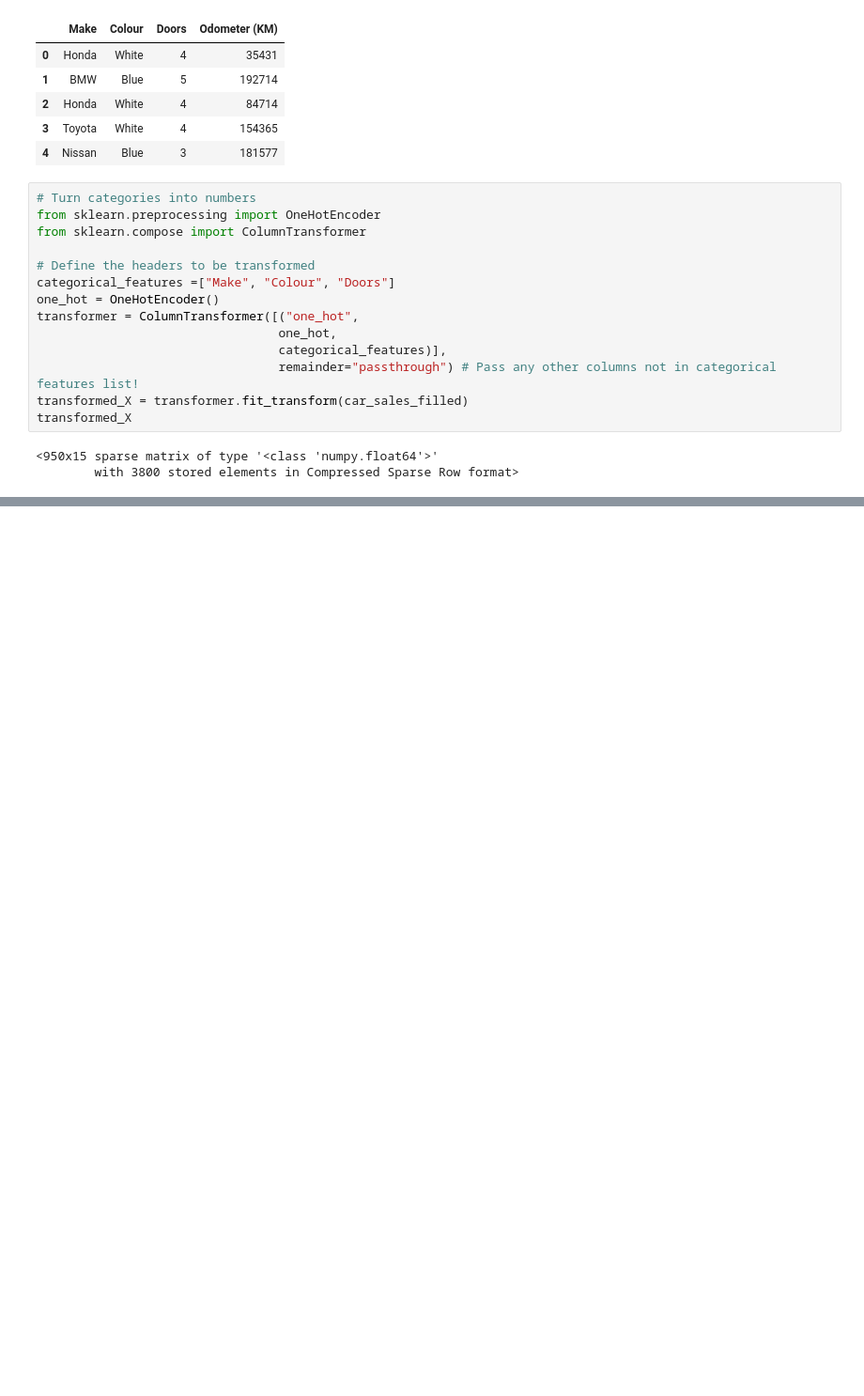
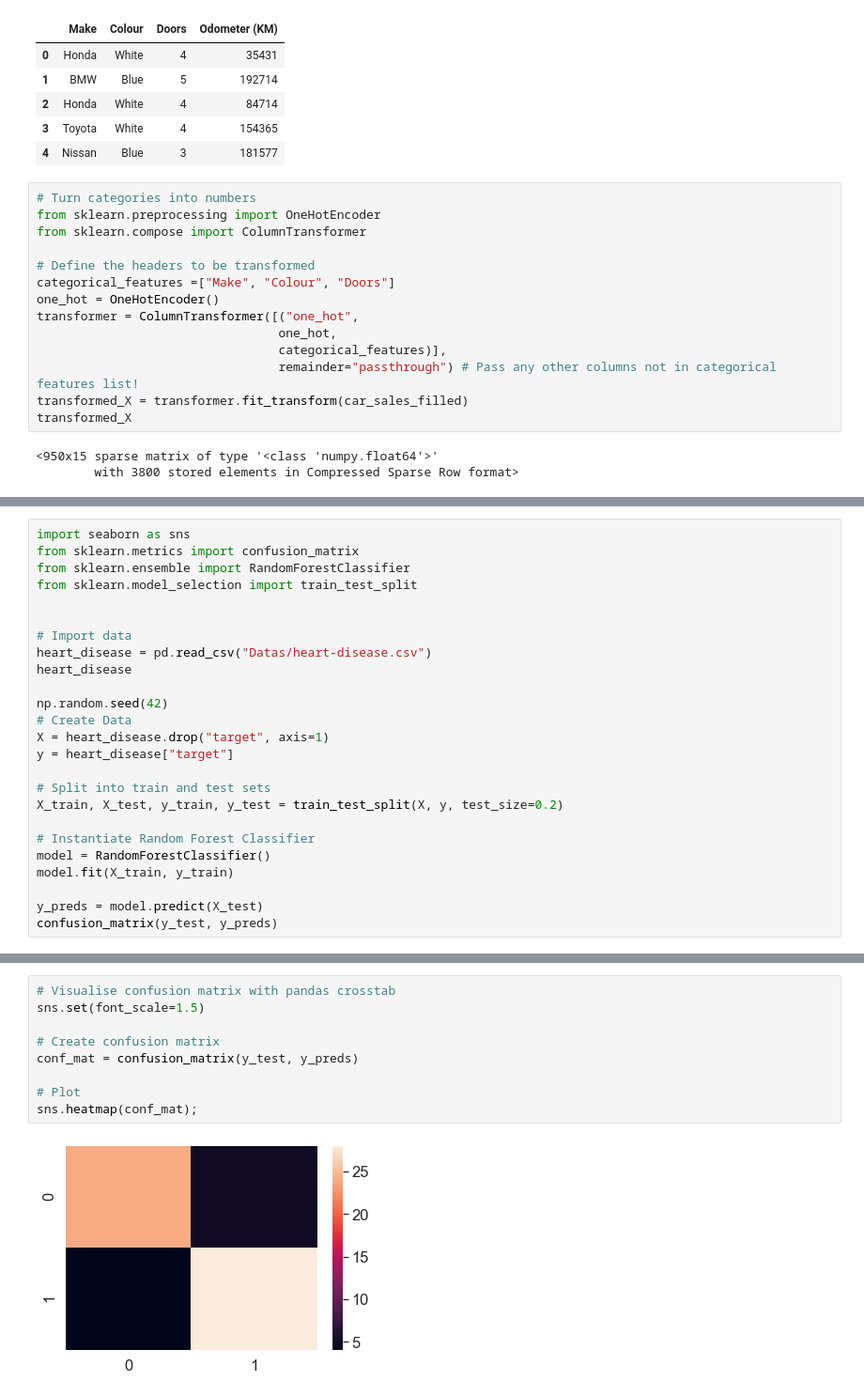
Before and after one commit to Tenesh/machine_learning, a Jupyter notebook: scikit/Scikit_Intro.ipynb, the cells around one changed output, grey strips where cells are left out. Shown at 94% size. Drawn from its saved outputs; the diff is of its cells as text; blank space fills up the shorter version.

```diff
--- a/scikit/Scikit_Intro.ipynb
+++ b/scikit/Scikit_Intro.ipynb
@@ -464,0 +931,25 @@ transformed_X
+# %%
+import seaborn as sns
+from sklearn.metrics import confusion_matrix
+from sklearn.ensemble import RandomForestClassifier
+from sklearn.model_selection import train_test_split
+
+
+# Import data
+heart_disease = pd.read_csv("Datas/heart-disease.csv")
+heart_disease
+
+np.random.seed(42)
+# Create Data
+X = heart_disease.drop("target", axis=1)
+y = heart_disease["target"]
+
+# Split into train and test sets
+X_train, X_test, y_train, y_test = train_test_split(X, y, test_size=0.2)
+
+# Instantiate Random Forest Classifier
+model = RandomForestClassifier()
+model.fit(X_train, y_train)
+
+y_preds = model.predict(X_test)
+confusion_matrix(y_test, y_preds)
@@ -464,0 +970,11 @@ transformed_X
+# %%
+# Visualise confusion matrix with pandas crosstab
+sns.set(font_scale=1.5)
+
+# Create confusion matrix
+conf_mat = confusion_matrix(y_test, y_preds)
+
+# Plot
+sns.heatmap(conf_mat);
+# %% [output]
+[figure, added]
```
Also changed, not shown: parts of 122 cells of this notebook, 6 other files.
